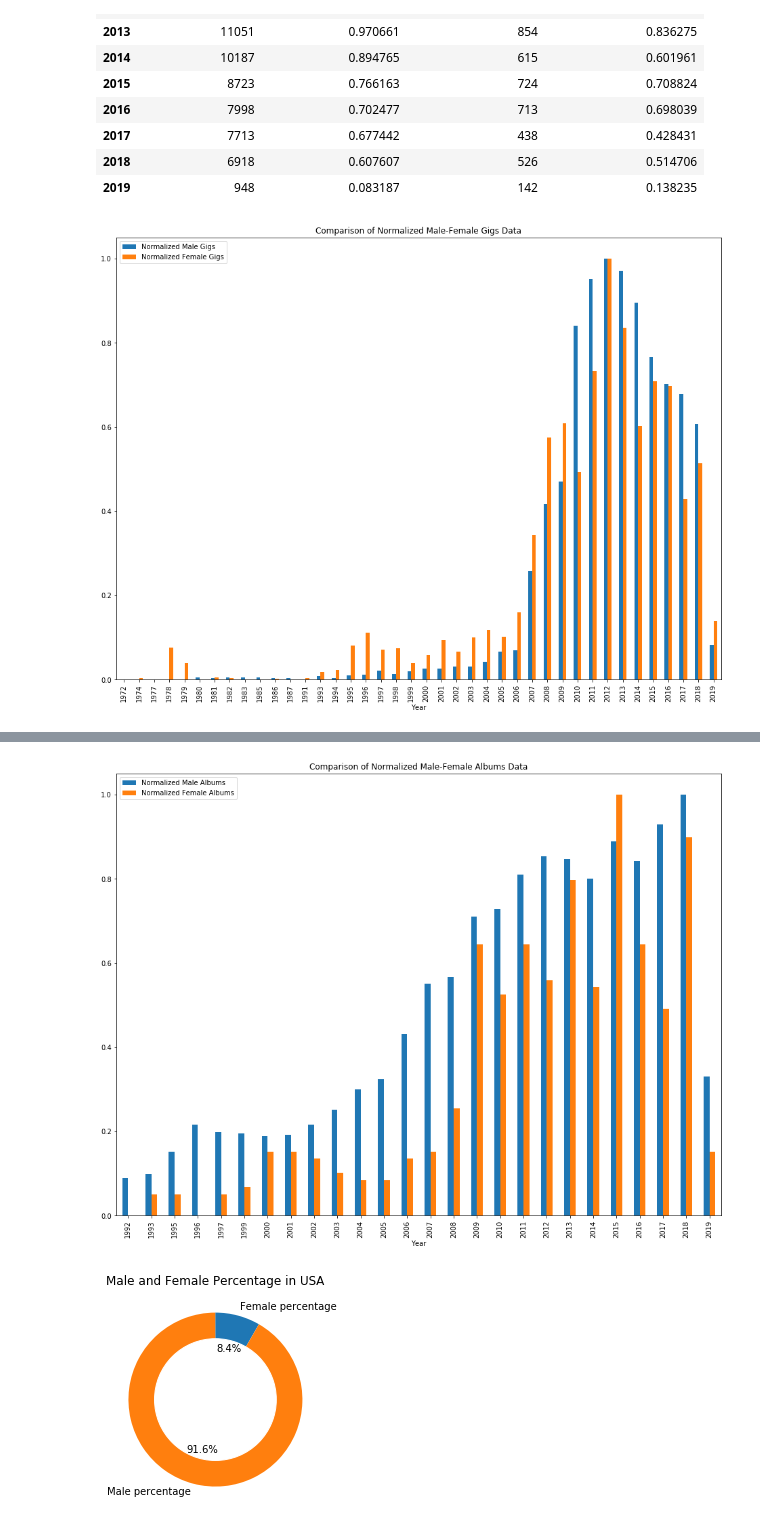
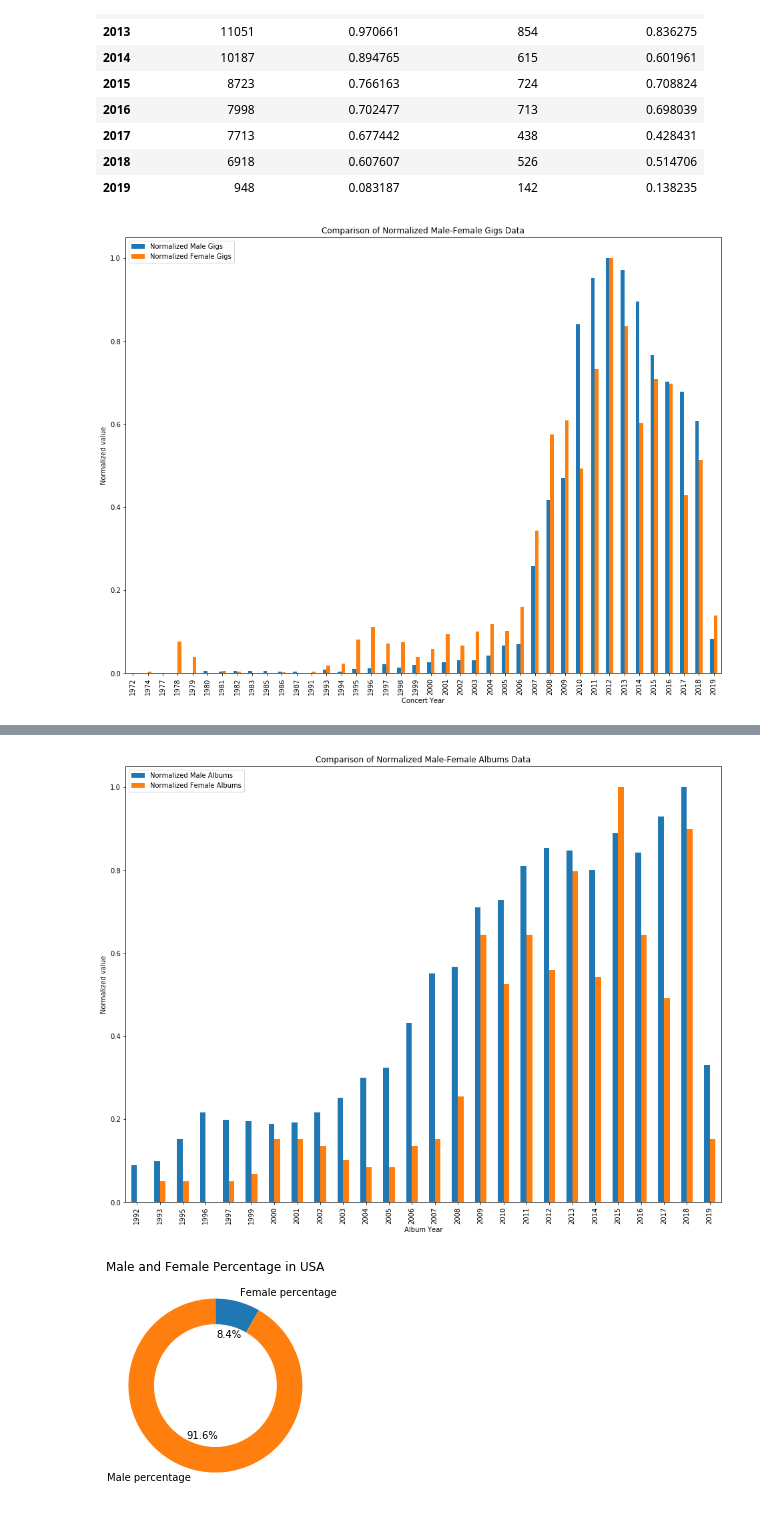
Before and after one commit to jabidishtiaque/CSS_GenderGap, a Jupyter notebook: All Files/Code/AnalyzeDataSet.ipynb, the cells around one changed output, grey strips where cells are left out. Drawn from its saved outputs; the diff is of its cells as text; code cells hidden in the pictures.

```diff
--- a/All Files/Code/AnalyzeDataSet.ipynb
+++ b/All Files/Code/AnalyzeDataSet.ipynb
@@ -233,12 +196,14 @@ normalized_gigyear_ten
 | 2019 | 948 | 0.083187 | 142 | 0.138235 |
 # %%
 ax = normalized_gigyear.plot.bar(figsize= [16,12], rot=90)
+plt.xlabel('Concert Year')
+plt.ylabel('Normalized value')
 plt.title('Comparison of Normalized Male-Female Gigs Data')
 fig5 = plt.gcf()
 plt.show()
 fig5.savefig('mfNormGig.png')
 # %% [output]
-[figure, old version]
+[figure, new version]
 # %%
 normalized_albumyear = pd.merge(malbum_normalized,falbum_normalized, on='Year',how='inner')
 normalized_albumyear = normalized_albumyear.set_index('Year')
@@ -261,12 +226,14 @@ normalized_albumyear_ten
 | 2019 | 361 | 0.330275 | 10 | 0.152542 |
 # %%
 bx = normalized_albumyear.plot.bar(figsize= [16,12], rot=90)
+plt.xlabel('Album Year')
+plt.ylabel('Normalized value')
 plt.title('Comparison of Normalized Male-Female Albums Data')
 fig6 = plt.gcf()
 plt.show()
 fig6.savefig('mfNormAlbum.png')
 # %% [output]
-[figure, old version]
+[figure, new version]
 # %%
 #male country count
 #female country count
```
Also changed, not shown: parts of 9 cells of this notebook, 4 other files.
